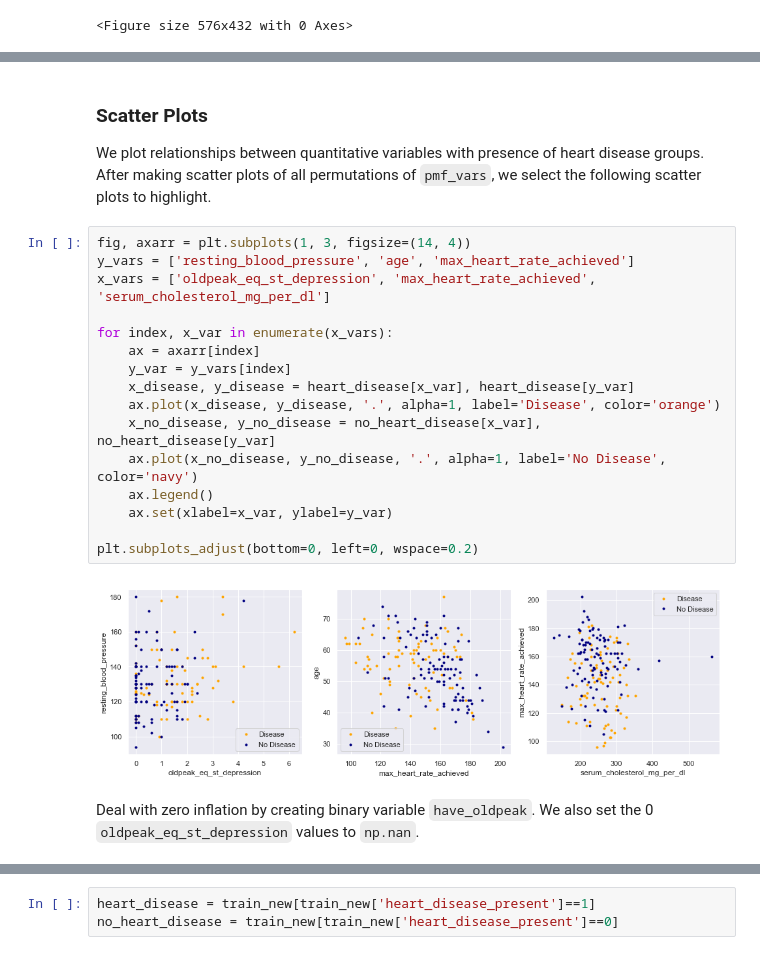
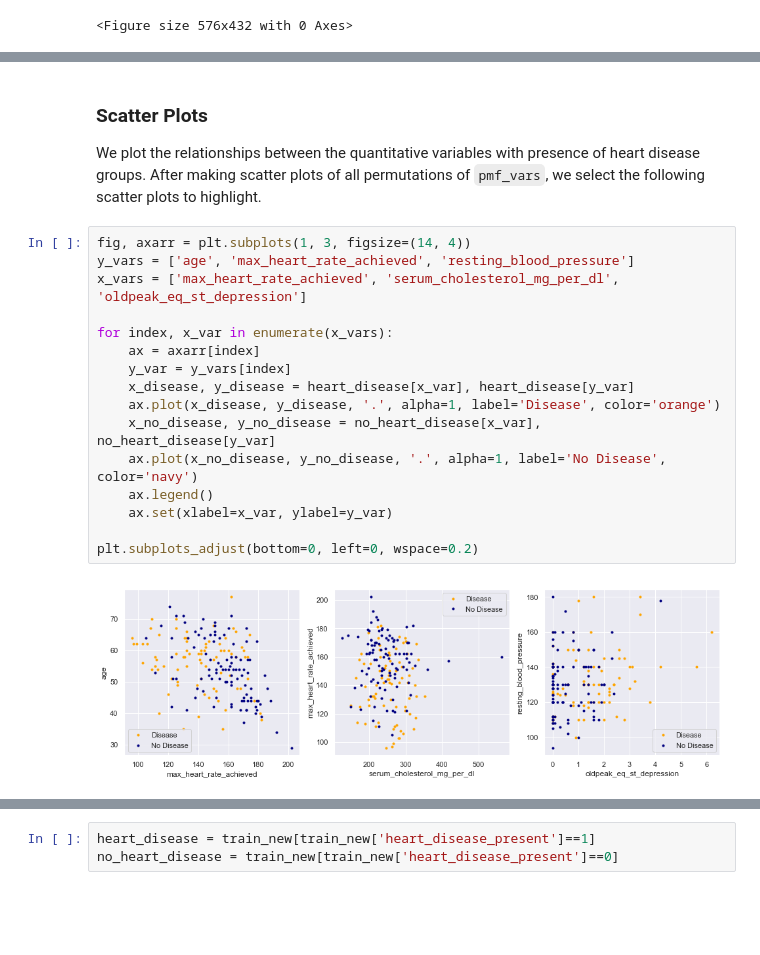
Before and after one commit to coverney/ThinkStats2, a Jupyter notebook: project3/project3.ipynb, the cells around one changed output, grey strips where cells are left out. Drawn from its saved outputs; the diff is of its cells as text; blank space fills up the shorter version.

```diff
--- a/project3/project3.ipynb
+++ b/project3/project3.ipynb
@@ -239,23 +256,21 @@ thinkplot.Show()
 # %% [markdown]
 ### Scatter Plots
-We plot relationships between quantitative variables with presence of heart disease groups. After making scatter plots of all permutations of `pmf_vars`, we select the following scatter plots to highlight.
+We plot the relationships between the quantitative variables with presence of heart disease groups. After making scatter plots of all permutations of `pmf_vars`, we select the following scatter plots to highlight.
 # %%
 fig, axarr = plt.subplots(1, 3, figsize=(14, 4))
-y_vars = ['resting_blood_pressure', 'age', 'max_heart_rate_achieved']
-x_vars = ['oldpeak_eq_st_depression', 'max_heart_rate_achieved', 'serum_cholesterol_mg_per_dl']
+y_vars = ['age', 'max_heart_rate_achieved', 'resting_blood_pressure']
+x_vars = ['max_heart_rate_achieved', 'serum_cholesterol_mg_per_dl', 'oldpeak_eq_st_depression']
 
 for index, x_var in enumerate(x_vars):
     ax = axarr[index]
     y_var = y_vars[index]
     x_disease, y_disease = heart_disease[x_var], heart_disease[y_var]
     ax.plot(x_disease, y_disease, '.', alpha=1, label='Disease', color='orange')
     x_no_disease, y_no_disease = no_heart_disease[x_var], no_heart_disease[y_var]
     ax.plot(x_no_disease, y_no_disease, '.', alpha=1, label='No Disease', color='navy')
     ax.legend()
     ax.set(xlabel=x_var, ylabel=y_var)
 
 plt.subplots_adjust(bottom=0, left=0, wspace=0.2)
 # %% [output]
-[figure, old version]
+[figure, new version]
-# %% [markdown]
-Deal with zero inflation by creating binary variable `have_oldpeak`. We also set the 0 `oldpeak_eq_st_depression` values to `np.nan`.
```
Also changed, not shown: parts of 28 cells of this notebook.
